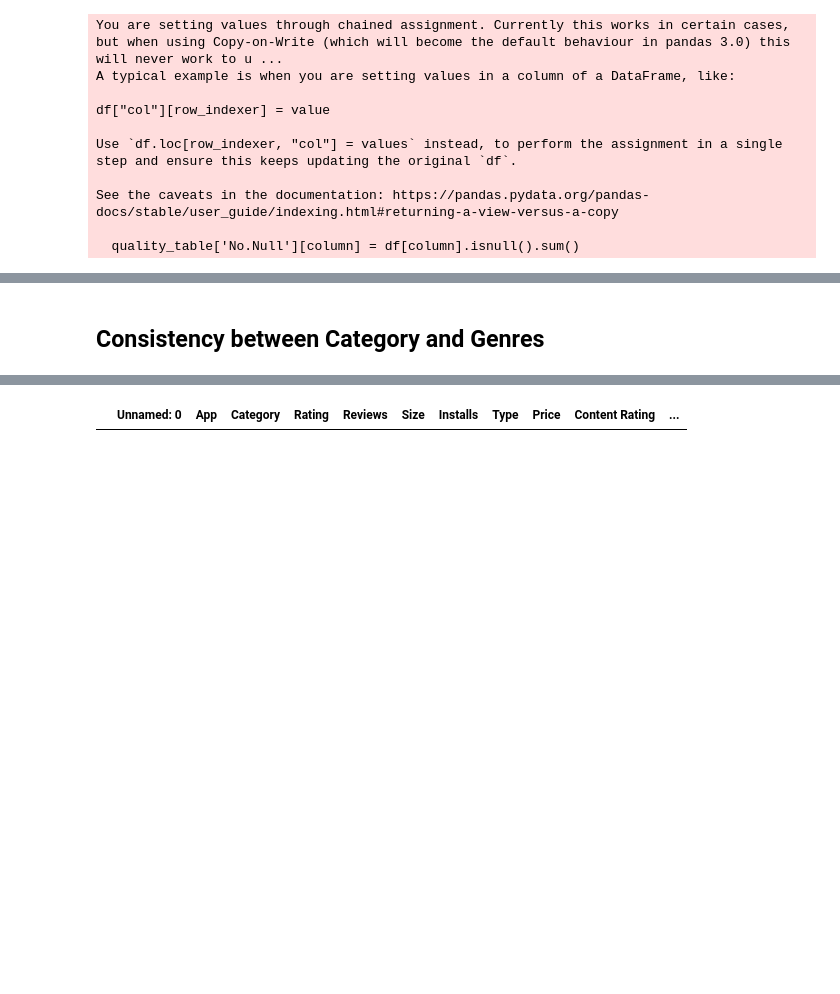
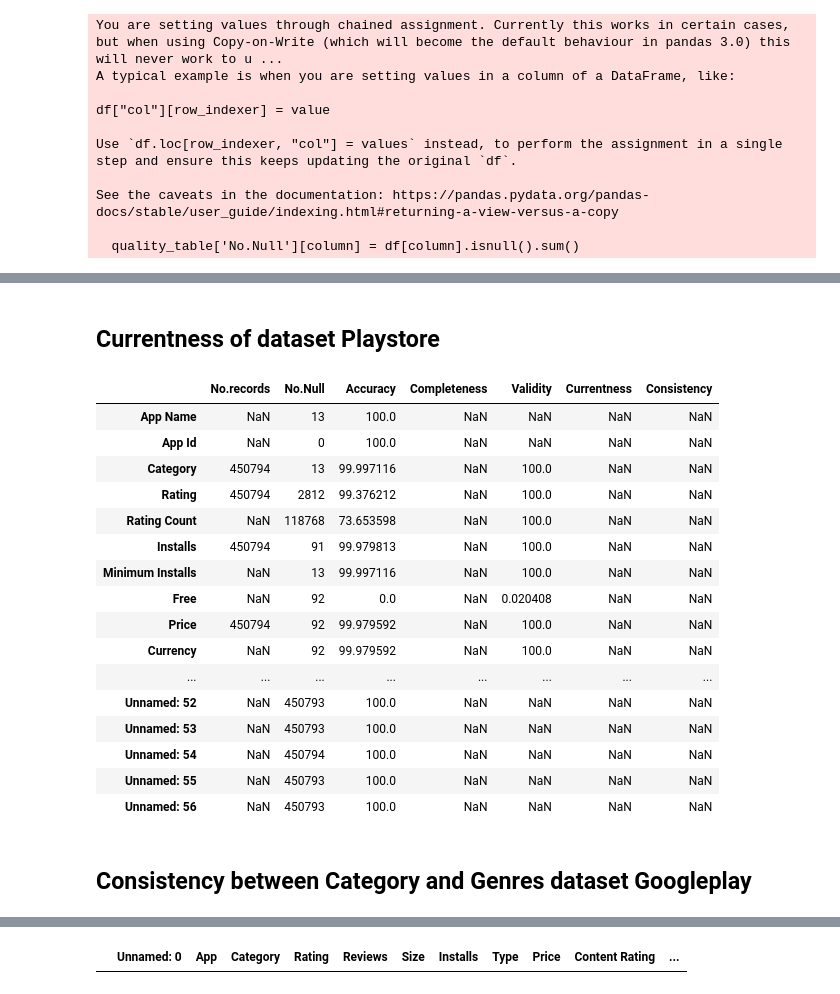
Before and after one commit to Soroush-Pasandideh/DataMining, a Jupyter notebook: DataMining.ipynb, the cells around one changed output, grey strips where cells are left out. Drawn from its saved outputs; the diff is of its cells as text; code cells hidden in the pictures; blank space fills up the shorter version.

```diff
--- a/DataMining.ipynb
+++ b/DataMining.ipynb
@@ -480,0 +459,3 @@ See the caveats in the documentation: https://pandas.pydata.org/pandas-docs/stab
+# %%
+for column in columns_to_check1:
+  quality_table1['No.Null'][column] = df1[column].isnull().sum()
@@ -515,0 +495,5 @@ See the caveats in the documentation: https://pandas.pydata.org/pandas-docs/stab
+# %%
+dlen = len(df1)
+for item in invalid_values1:
+  quality_table1['Validity'][item] = (1-(len(invalid_values1[item].index)/dlen)) *100
+# quality_table1
@@ -549,0 +532,6 @@ See the caveats in the documentation: https://pandas.pydata.org/pandas-docs/stab
+# %%
+# completeness
+dlen = len(df)
+for item in missing_values:
+  quality_table['Completeness'][item] = (1-(len(missing_values[item])/dlen))*100
+# quality_table
@@ -600,0 +587,13 @@ See the caveats in the documentation: https://pandas.pydata.org/pandas-docs/stab
+# %%
+dlen = len(df1)
+for column in columns_to_check1:
+    if column in missing_values1 and column in invalid_values1:
+        accuracy = (1-((len(missing_values1[column]) + len(invalid_values1[column].index.unique())) / dlen)) * 100
+        # print(column)
+        # print(len(missing_values[column]) + len(invalid_values[column].index))
+        # print(dlen)
+        # print(accuracy)
+        quality_table1['Accuracy'][column] = accuracy
+    else:
+        quality_table1['Accuracy'][column] = 100.0  # Assuming completeness if data is not missing or invalid
+# quality_table1
@@ -624,4 +644,34 @@ quality_table
 | Current Ver | 10840 | 0 | 82.656827 | 99.926199 | 82.730627 | NaN | NaN |
 | Android Ver | 10840 | 0 | 87.287823 | 99.98155 | 87.306273 | NaN | NaN |
+# %% [markdown]
+## Currentness of dataset Playstore
+# %%
+from datetime import datetime
+
+df1['Last update'] = pd.to_datetime(df1['Last update'], errors='coerce')
+errors_index = df1[df1['Last update'].isna()].index
+# print(df1.loc[errors_index])
+current_date = datetime.now()
+time_since_last_update = current_date - df1['Last update']
+quality_table1.loc['Last update', 'Currentness'] = time_since_last_update.min()
+quality_table1
+# %% [output]
+|  | No.records | No.Null | Accuracy | Completeness | Validity | Currentness | Consistency |
+| App Name | NaN | 13 | 100.0 | NaN | NaN | NaN | NaN |
+| App Id | NaN | 0 | 100.0 | NaN | NaN | NaN | NaN |
+| Category | 450794 | 13 | 99.997116 | NaN | 100.0 | NaN | NaN |
+| Rating | 450794 | 2812 | 99.376212 | NaN | 100.0 | NaN | NaN |
+| Rating Count | NaN | 118768 | 73.653598 | NaN | 100.0 | NaN | NaN |
+| Installs | 450794 | 91 | 99.979813 | NaN | 100.0 | NaN | NaN |
+| Minimum Installs | NaN | 13 | 99.997116 | NaN | 100.0 | NaN | NaN |
+| Free | NaN | 92 | 0.0 | NaN | 0.020408 | NaN | NaN |
+| Price | 450794 | 92 | 99.979592 | NaN | 100.0 | NaN | NaN |
+| Currency | NaN | 92 | 99.979592 | NaN | 100.0 | NaN | NaN |
+| ... | ... | ... | ... | ... | ... | ... | ... |
+| Unnamed: 52 | NaN | 450793 | 100.0 | NaN | NaN | NaN | NaN |
+| Unnamed: 53 | NaN | 450793 | 100.0 | NaN | NaN | NaN | NaN |
+| Unnamed: 54 | NaN | 450794 | 100.0 | NaN | NaN | NaN | NaN |
+| Unnamed: 55 | NaN | 450793 | 100.0 | NaN | NaN | NaN | NaN |
+| Unnamed: 56 | NaN | 450793 | 100.0 | NaN | NaN | NaN | NaN |
 # %% [markdown]
-## Consistency between Category and Genres
+## Consistency between Category and Genres dataset Googleplay
```
Also changed, not shown: parts of 41 cells of this notebook.
